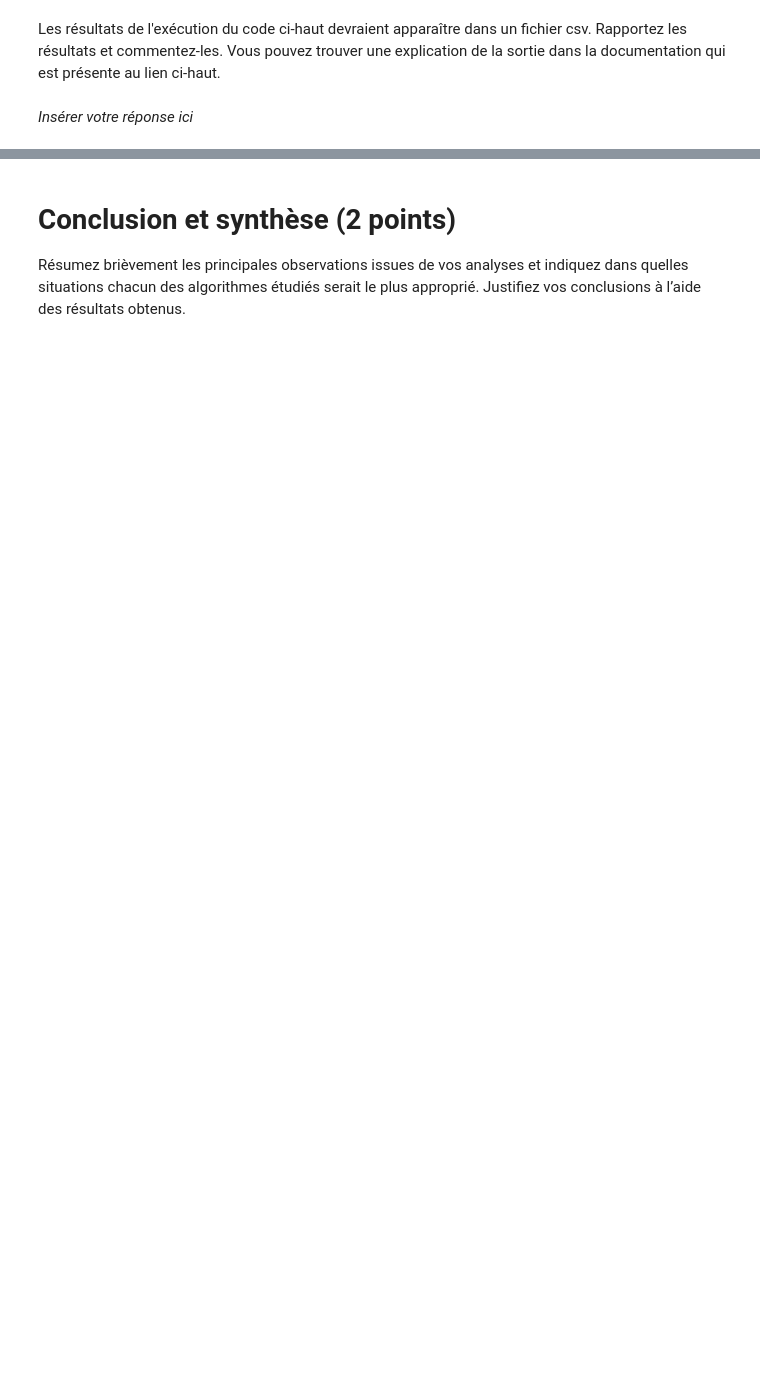
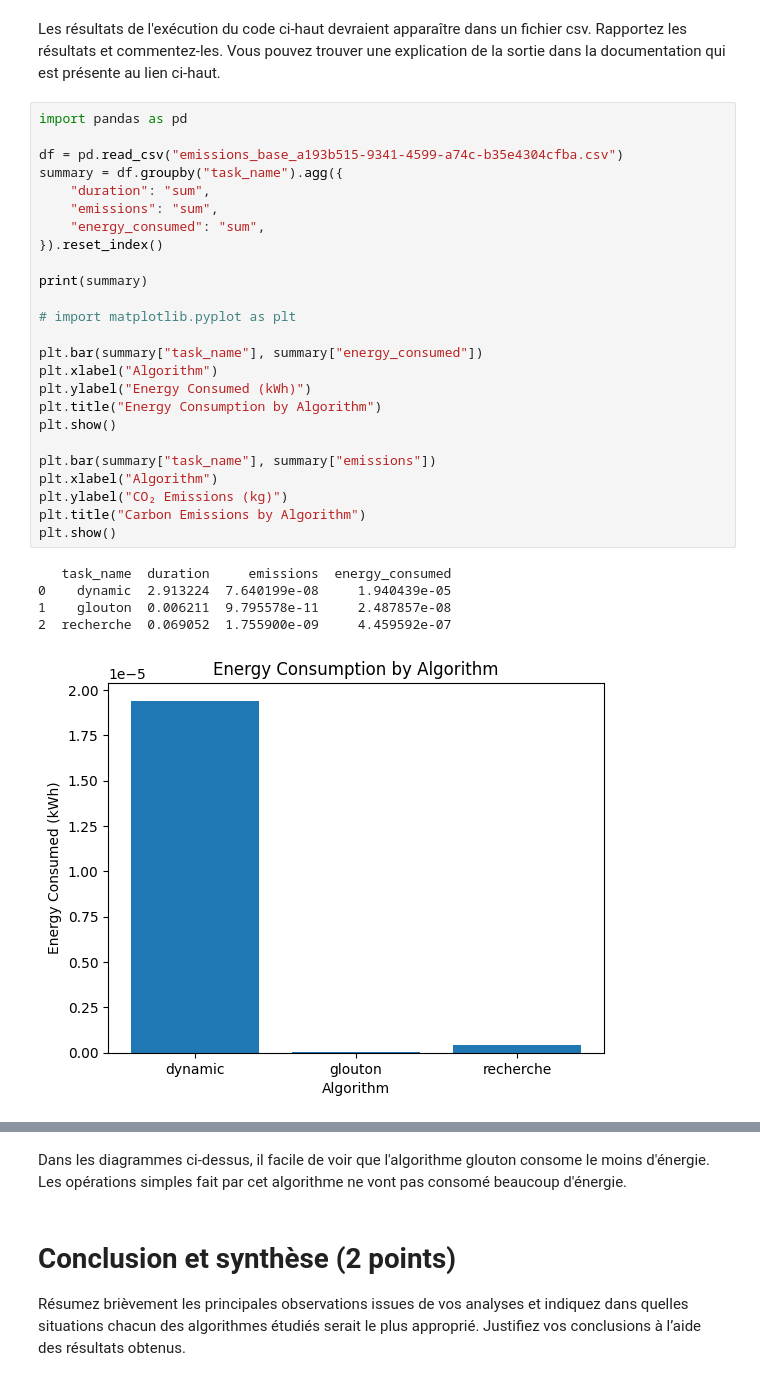
Before and after one commit to nath1416/Tp2-INF8775, a Jupyter notebook: TP2_H26_v3.ipynb, the cells around one changed output, grey strips where cells are left out. Cells and saved outputs as stored; diff of their text form; blank space fills up the shorter version.

Commit message:
visualize carbon

```diff
--- a/TP2_H26_v3.ipynb
+++ b/TP2_H26_v3.ipynb
@@ -740,4 +692,33 @@ finally:
 # %% [markdown]
 Les résultats de l'exécution du code ci-haut devraient apparaître dans un fichier csv. Rapportez les résultats et commentez-les. Vous pouvez trouver une explication de la sortie dans la documentation qui est présente au lien ci-haut.
-# %% [markdown]
-*Insérer votre réponse ici*
+# %%
+import pandas as pd
+
+df = pd.read_csv("emissions_base_a193b515-9341-4599-a74c-b35e4304cfba.csv")
+summary = df.groupby("task_name").agg({
+    "duration": "sum",
+    "emissions": "sum",
+    "energy_consumed": "sum",
+}).reset_index()
+
+print(summary)
+
+# import matplotlib.pyplot as plt
+
+plt.bar(summary["task_name"], summary["energy_consumed"])
+plt.xlabel("Algorithm")
+plt.ylabel("Energy Consumed (kWh)")
+plt.title("Energy Consumption by Algorithm")
+plt.show()
+
+plt.bar(summary["task_name"], summary["emissions"])
+plt.xlabel("Algorithm")
+plt.ylabel("CO₂ Emissions (kg)")
+plt.title("Carbon Emissions by Algorithm")
+plt.show()
+# %% [output]
+   task_name  duration     emissions  energy_consumed
+0    dynamic  2.913224  7.640199e-08     1.940439e-05
+1    glouton  0.006211  9.795578e-11     2.487857e-08
+2  recherche  0.069052  1.755900e-09     4.459592e-07
+[figure, added]
@@ -744,3 +726,5 @@ Les résultats de l'exécution du code ci-haut devraient apparaître dans un fic
+# %% [markdown]
+Dans les diagrammes ci-dessus, il facile de voir que l'algorithme glouton consome le moins d'énergie. Les opérations simples fait par cet algorithme ne vont pas consomé beaucoup d'énergie.
 # %% [markdown]
 # Conclusion et synthèse (2 points)
 
```
Also changed, not shown: parts of 8 cells of this notebook, 4 other files.
